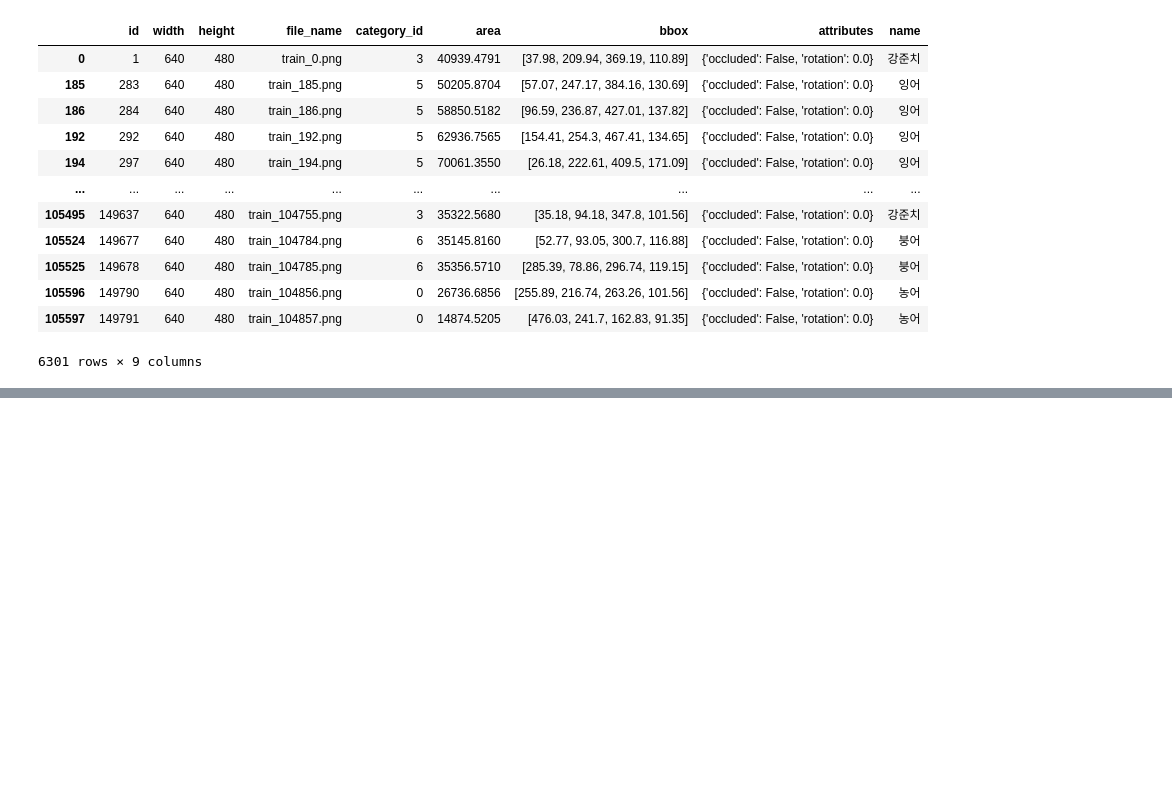
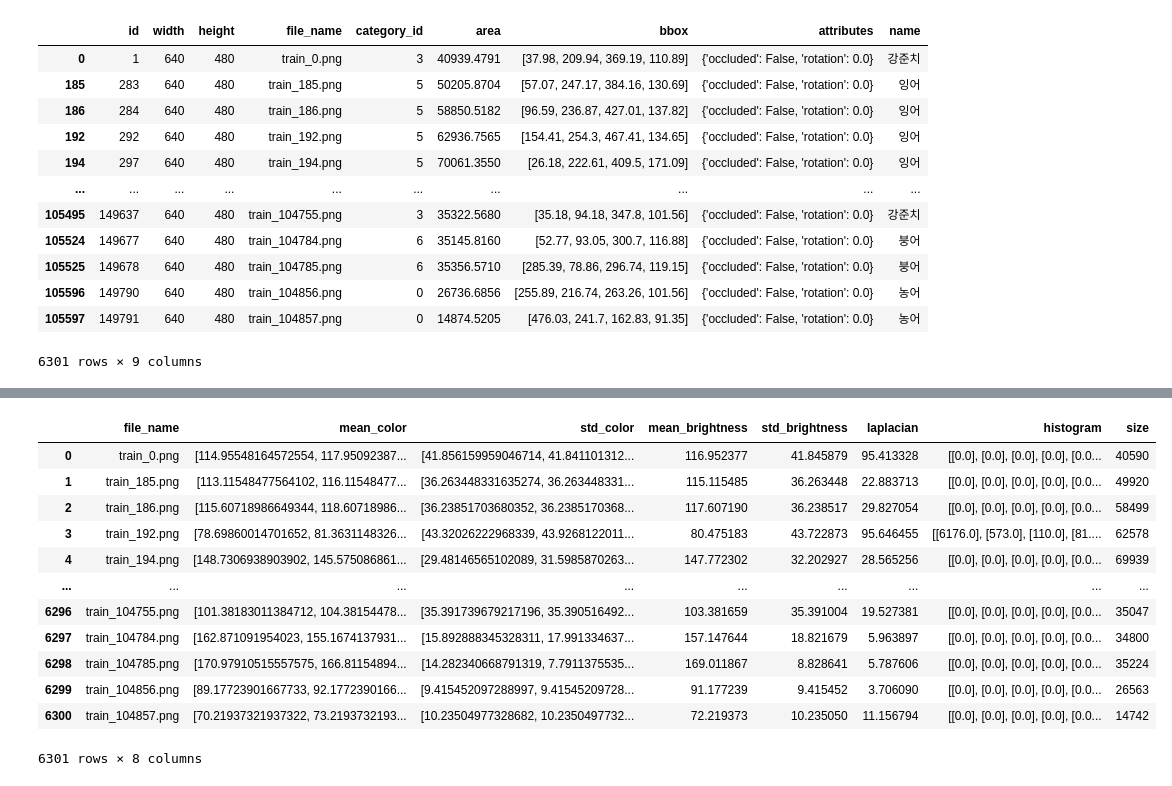
Before and after one commit to guscldns/flsh, a Jupyter notebook: data/flsh.ipynb, the cells around one changed output, grey strips where cells are left out. Drawn from its saved outputs; the diff is of its cells as text; code cells hidden in the pictures; blank space fills up the shorter version.

```diff
--- a/data/flsh.ipynb
+++ b/data/flsh.ipynb
@@ -6,7 +6,7 @@
 import json
 import pandas as pd
 # %%
-with open('/content/train.json','r') as json_file:
+with open('C:/Users/guscldns/Downloads/dataset/labels/train.json','r') as json_file:
     label = json.load(json_file)
 # %% [markdown]
 ## 데이터 정제
@@ -271,0 +344,34 @@ memory usage: 492.3+ KB
+# %%
+import cv2
+import os
+import pandas as pd
+import numpy as np
+
+# 이미지 폴더 경로
+image_folder = 'C:/Users/guscldns/Downloads/dataset/labeled_images'
+
+# 빈 리스트를 생성하여 모든 디스크립터를 저장할 준비를 합니다.
+all_descriptors = []
+
+# 이미지 폴더의 이미지를 하나씩 처리합니다.
+for image_name in os.listdir(image_folder):
+    image_path = os.path.join(image_folder, image_name)
+    image = cv2.imread(image_path, cv2.IMREAD_GRAYSCALE)
+
+    # SIFT 객체 생성
+    sift = cv2.SIFT_create()
+
+    # 키 포인트와 디스크립터 추출
+    keypoints, descriptors = sift.detectAndCompute(image, None)
+
+    # 현재 이미지의 디스크립터를 모든 디스크립터 리스트에 추가
+    all_descriptors.append(descriptors)
+
+# 모든 디스크립터를 하나의 Numpy 배열로 병합
+all_descriptors_array = np.vstack(all_descriptors)
+
+# Numpy 배열을 데이터프레임으로 변환
+descriptor_df = pd.DataFrame(all_descriptors_array)
+
+# 결과 데이터프레임 출력
+print(descriptor_df)
@@ -271,0 +464,16 @@ memory usage: 492.3+ KB
+# %%
+new_df
+# %% [output]
+|  | file_name | mean_color | std_color | mean_brightness | std_brightness | laplacian | histogram | size |
+| 0 | train_0.png | [114.95548164572554, 117.95092387... | [41.856159959046714, 41.841101312... | 116.952377 | 41.845879 | 95.413328 | [[0.0], [0.0], [0.0], [0.0], [0.0... | 40590 |
+| 1 | train_185.png | [113.11548477564102, 116.11548477... | [36.263448331635274, 36.263448331... | 115.115485 | 36.263448 | 22.883713 | [[0.0], [0.0], [0.0], [0.0], [0.0... | 49920 |
+| 2 | train_186.png | [115.60718986649344, 118.60718986... | [36.23851703680352, 36.2385170368... | 117.607190 | 36.238517 | 29.827054 | [[0.0], [0.0], [0.0], [0.0], [0.0... | 58499 |
+| 3 | train_192.png | [78.69860014701652, 81.3631148326... | [43.32026222968339, 43.9268122011... | 80.475183 | 43.722873 | 95.646455 | [[6176.0], [573.0], [110.0], [81.... | 62578 |
+| 4 | train_194.png | [148.7306938903902, 145.575086861... | [29.48146565102089, 31.5985870263... | 147.772302 | 32.202927 | 28.565256 | [[0.0], [0.0], [0.0], [0.0], [0.0... | 69939 |
+| ... | ... | ... | ... | ... | ... | ... | ... | ... |
+| 6296 | train_104755.png | [101.38183011384712, 104.38154478... | [35.391739679217196, 35.390516492... | 103.381659 | 35.391004 | 19.527381 | [[0.0], [0.0], [0.0], [0.0], [0.0... | 35047 |
+| 6297 | train_104784.png | [162.871091954023, 155.1674137931... | [15.892888345328311, 17.991334637... | 157.147644 | 18.821679 | 5.963897 | [[0.0], [0.0], [0.0], [0.0], [0.0... | 34800 |
+| 6298 | train_104785.png | [170.97910515557575, 166.81154894... | [14.282340668791319, 7.7911375535... | 169.011867 | 8.828641 | 5.787606 | [[0.0], [0.0], [0.0], [0.0], [0.0... | 35224 |
+| 6299 | train_104856.png | [89.17723901667733, 92.1772390166... | [9.415452097288997, 9.41545209728... | 91.177239 | 9.415452 | 3.706090 | [[0.0], [0.0], [0.0], [0.0], [0.0... | 26563 |
+| 6300 | train_104857.png | [70.21937321937322, 73.2193732193... | [10.23504977328682, 10.2350497732... | 72.219373 | 10.235050 | 11.156794 | [[0.0], [0.0], [0.0], [0.0], [0.0... | 14742 |
+6301 rows × 8 columns
```
Also changed, not shown: parts of 13 cells of this notebook.
